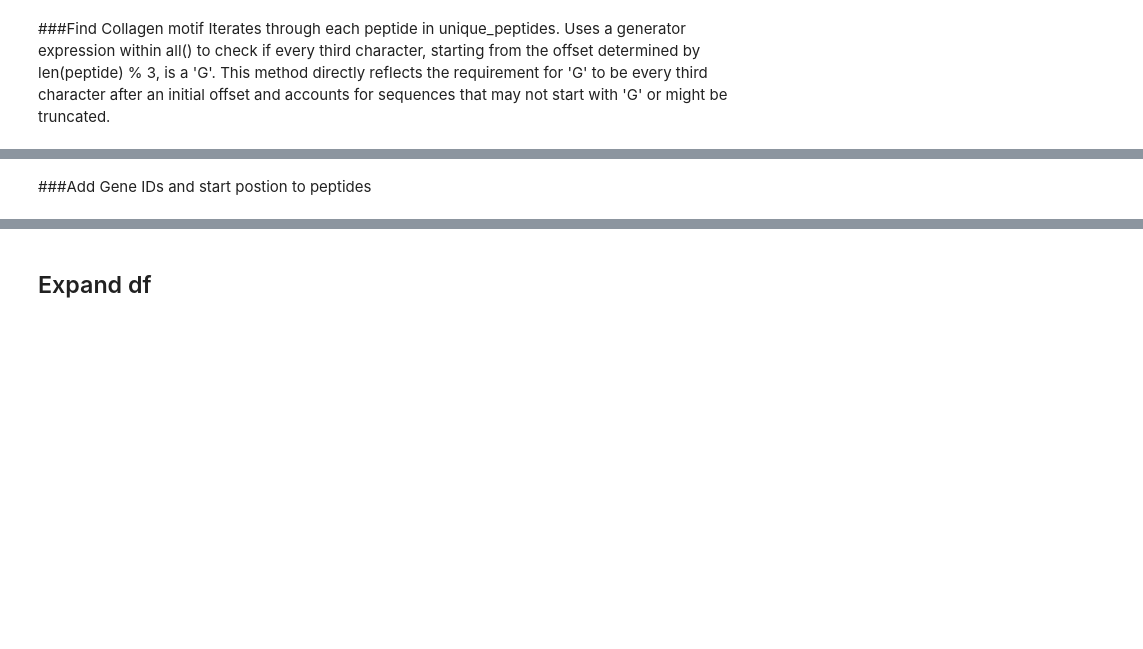
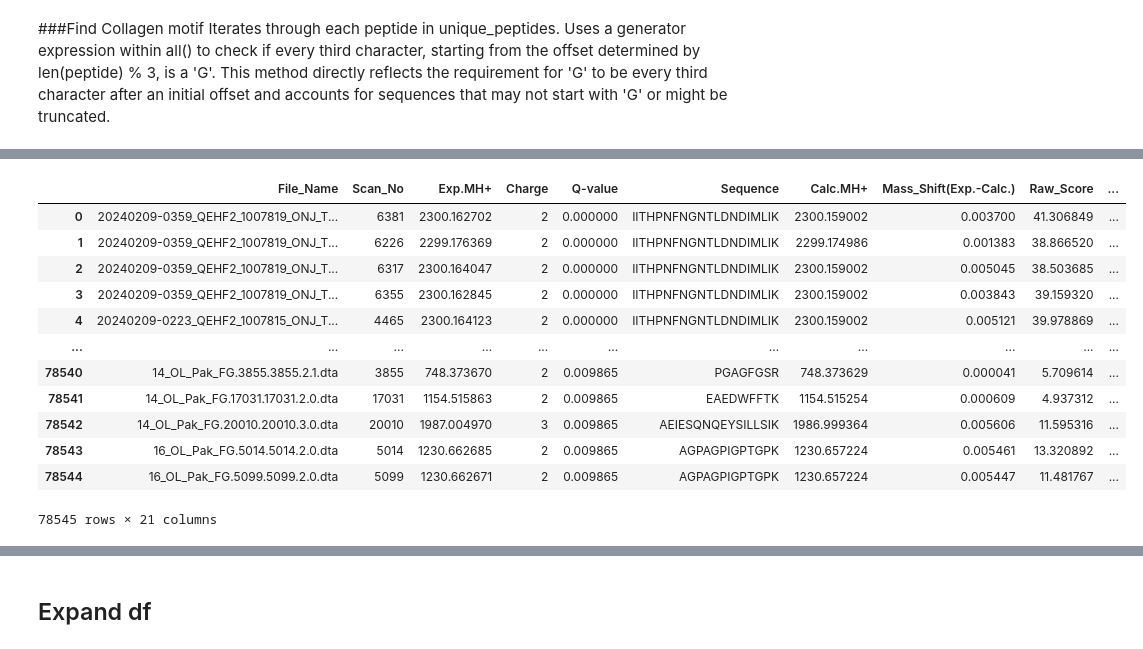
Before and after one commit to Palaeoprot/pFind, a Jupyter notebook: pFind_Analysis.ipynb, the cells around one changed output, grey strips where cells are left out. Drawn from its saved outputs; the diff is of its cells as text; code cells hidden in the pictures; blank space fills up the shorter version.

Commit message:
Updated string matching

```diff
--- a/pFind_Analysis.ipynb
+++ b/pFind_Analysis.ipynb
@@ -1145,0 +1213,7 @@ print(f"Total unmatched peptides after Hail Mary approach: {total_unmatched_afte
+# %%
+# Initialize new columns to avoid KeyError
+combined_df['GNC&spp'] = None
+combined_df['start_position'] = None
+
+# Annotate Rols
+combined_df = combined_df.apply(annotate_row, positions_dict=sequence_position_dict, axis=1)
@@ -1148,2 +1389,0 @@ combined_df
-# %% [markdown]
-###Add Gene IDs and start postion to peptides
@@ -1154,27 +1390,16 @@ combined_df['start_position'] = None
-# %%
-# Ensure all sequences are correctly annotated with 'GNC&spp' and 'position'
-for index, row in combined_df.iterrows():
-    sequence = row['Sequence']
-
-    # Check in NCP_peptide_positions_dict first
-    if sequence in NCP_peptide_positions_dict:
-        combined_df.at[index, 'GNC&spp'] = NCP_peptide_positions_dict[sequence].get('gene', None)
-        combined_df.at[index, 'start_position'] = NCP_peptide_positions_dict[sequence].get('position', None)
-    # Then, check in collagen_positions_dict if not found in NCP_peptide_positions_dict
-    elif sequence in collagen_positions_dict:
-        combined_df.at[index, 'GNC&spp'] = collagen_positions_dict[sequence].get('gene', None)
-        combined_df.at[index, 'start_position'] = collagen_positions_dict[sequence].get('position', None)
-# %%
-# Identify NCP Matches and Update DataFrame
-NCP_peptide_positions_dict = find_peptide_positions_in_NCPs(non_collagen_sequences, combined_df)
-combined_df = combined_df.apply(update_NCP_matches, axis=1, args=(NCP_peptide_positions_dict,))
-
-# Extract unique peptides without applying collagen-specific filters
-unique_peptides = combined_df['Sequence'].unique().tolist()
-
-# Apply collagen-specific filtering and matching logic
-filtered_peptides = [peptide for peptide in unique_peptides if collagen_specific_criteria(peptide)]
-collagen_positions_dict = find_collagen_matches(filtered_peptides, collagen_sequences)
-
-# Update DataFrame with collagen matches
-combined_df = combined_df.apply(update_collagen_matches, axis=1, args=(collagen_positions_dict,))
+# %%
+combined_df
+# %% [output]
+|  | File_Name | Scan_No | Exp.MH+ | Charge | Q-value | Sequence | Calc.MH+ | Mass_Shift(Exp.-Calc.) | Raw_Score | ... |
+| 0 | 20240209-0359_QEHF2_1007819_ONJ_T... | 6381 | 2300.162702 | 2 | 0.000000 | IITHPNFNGNTLDNDIMLIK | 2300.159002 | 0.003700 | 41.306849 | ... |
+| 1 | 20240209-0359_QEHF2_1007819_ONJ_T... | 6226 | 2299.176369 | 2 | 0.000000 | IITHPNFNGNTLDNDIMLIK | 2299.174986 | 0.001383 | 38.866520 | ... |
+| 2 | 20240209-0359_QEHF2_1007819_ONJ_T... | 6317 | 2300.164047 | 2 | 0.000000 | IITHPNFNGNTLDNDIMLIK | 2300.159002 | 0.005045 | 38.503685 | ... |
+| 3 | 20240209-0359_QEHF2_1007819_ONJ_T... | 6355 | 2300.162845 | 2 | 0.000000 | IITHPNFNGNTLDNDIMLIK | 2300.159002 | 0.003843 | 39.159320 | ... |
+| 4 | 20240209-0223_QEHF2_1007815_ONJ_T... | 4465 | 2300.164123 | 2 | 0.000000 | IITHPNFNGNTLDNDIMLIK | 2300.159002 | 0.005121 | 39.978869 | ... |
+| ... | ... | ... | ... | ... | ... | ... | ... | ... | ... | ... |
+| 78540 | 14_OL_Pak_FG.3855.3855.2.1.dta | 3855 | 748.373670 | 2 | 0.009865 | PGAGFGSR | 748.373629 | 0.000041 | 5.709614 | ... |
+| 78541 | 14_OL_Pak_FG.17031.17031.2.0.dta | 17031 | 1154.515863 | 2 | 0.009865 | EAEDWFFTK | 1154.515254 | 0.000609 | 4.937312 | ... |
+| 78542 | 14_OL_Pak_FG.20010.20010.3.0.dta | 20010 | 1987.004970 | 3 | 0.009865 | AEIESQNQEYSILLSIK | 1986.999364 | 0.005606 | 11.595316 | ... |
+| 78543 | 16_OL_Pak_FG.5014.5014.2.0.dta | 5014 | 1230.662685 | 2 | 0.009865 | AGPAGPIGPTGPK | 1230.657224 | 0.005461 | 13.320892 | ... |
+| 78544 | 16_OL_Pak_FG.5099.5099.2.0.dta | 5099 | 1230.662671 | 2 | 0.009865 | AGPAGPIGPTGPK | 1230.657224 | 0.005447 | 11.481767 | ... |
+78545 rows × 21 columns
```
Also changed, not shown: parts of 82 cells of this notebook.
